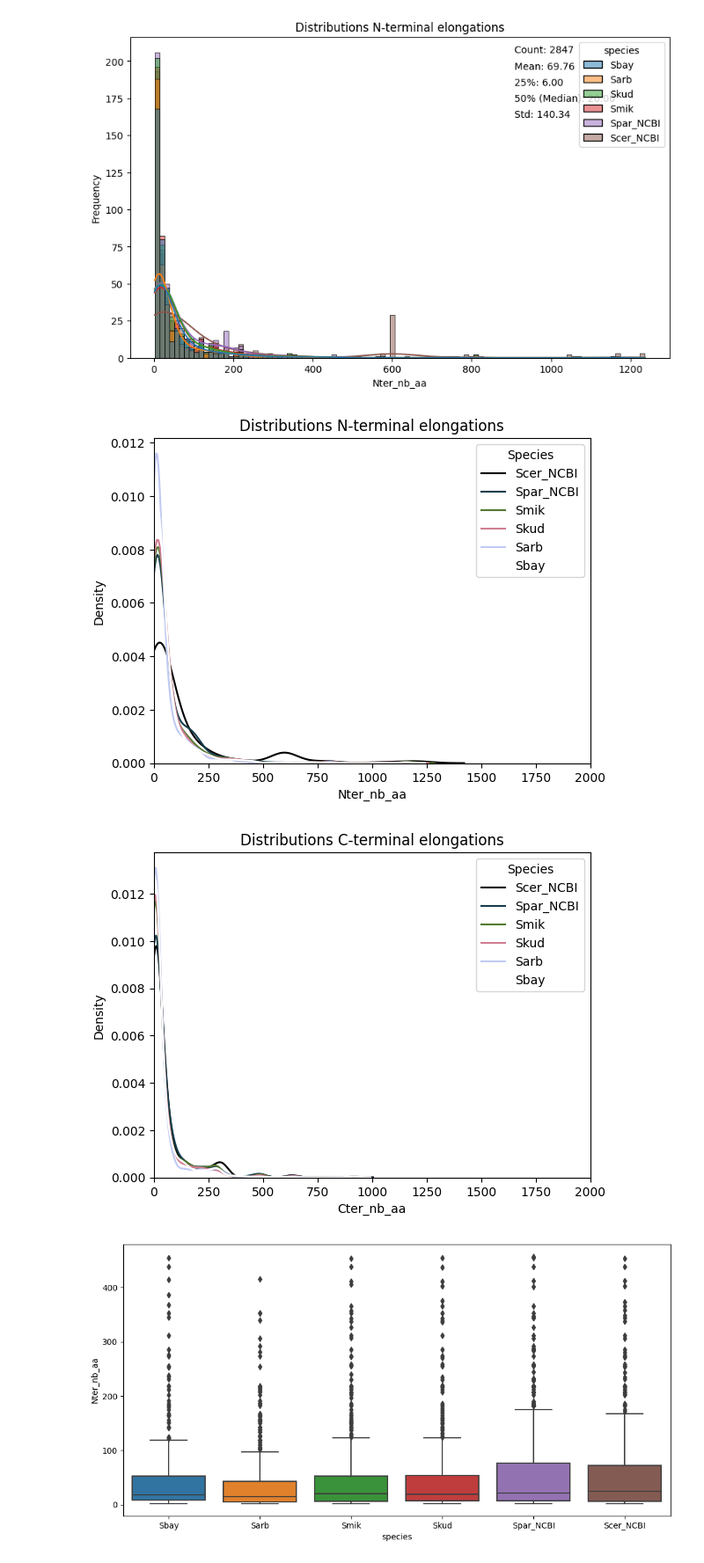
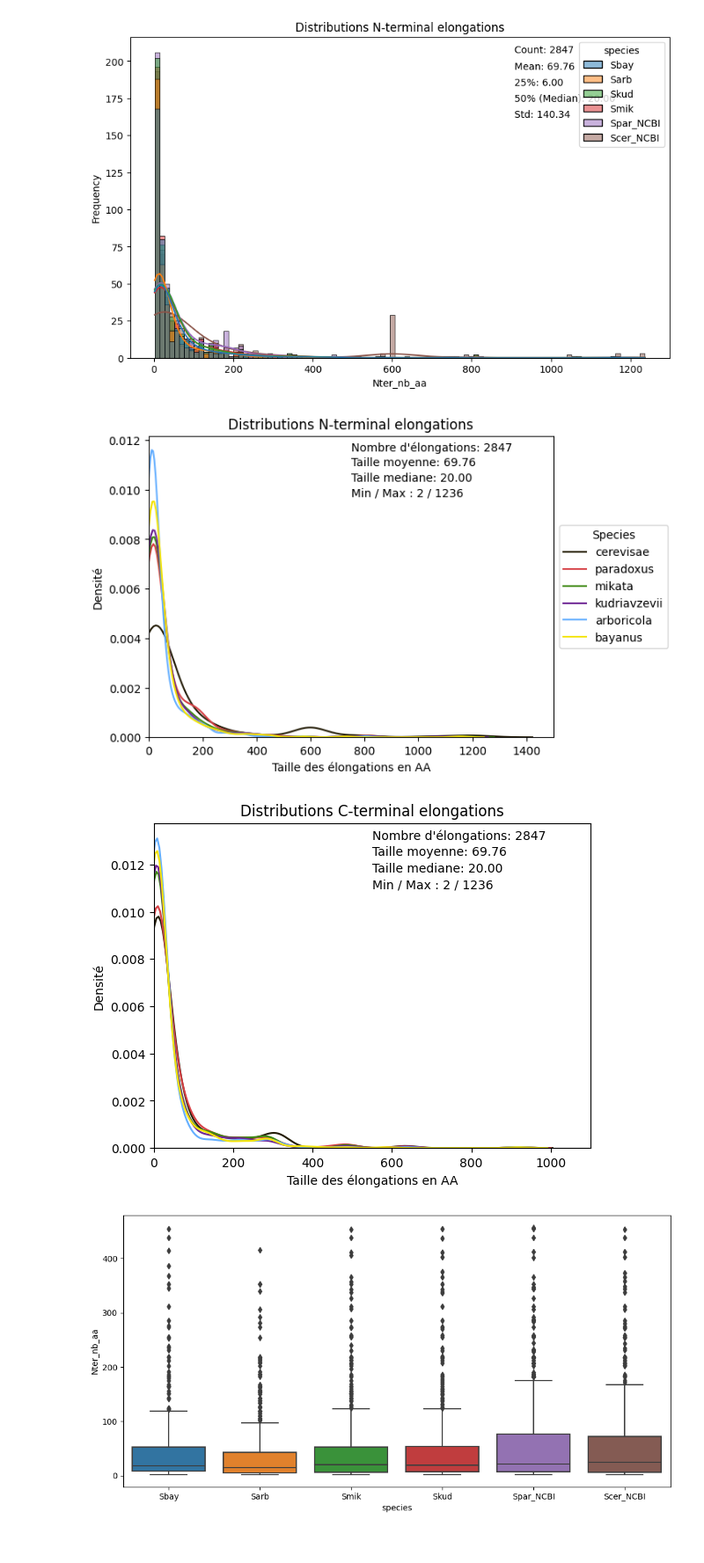
Before and after one commit to Sherman-1/Elongates, a Jupyter notebook: plots.ipynb, the cells around one changed output. Shown at 88% size. Saved outputs shown, nothing was run; the diff lists cells and outputs as text; code cells hidden in the pictures.

```diff
--- a/plots.ipynb
+++ b/plots.ipynb
@@ -356,37 +356,86 @@ plt.show()
 # %%
 import matplotlib.colors as mcolors
 
 
-cmap = plt.get_cmap('cubehelix', len(species_order))
+cmap = plt.get_cmap('Paired', len(species_order))
 colors = [cmap(i) for i in range(cmap.N)]
 color_map = dict(zip(["Scer_NCBI","Spar_NCBI","Smik", "Skud","Sarb","Sbay"], colors))
+
+color_map = {
+    "Scer_NCBI": "#231C07",  # Just an example color
+    "Spar_NCBI": "#D64045",
+    "Smik": "#3E8914",
+    "Skud": "#6E2594",
+    "Sarb": "#65AFFF",
+    "Sbay": "#F4E409"
+}
+
+good_names = {"Scer_NCBI" : "cerevisae", "Spar_NCBI" : "paradoxus", "Smik" : "mikata", "Skud" : "kudriavzevii", "Sarb" : "arboricola", "Sbay" : "bayanus"}
+
+desc_nter = data_nter['Nter_nb_aa'].describe()
+desc_nter = data_nter['Nter_nb_aa'].describe()
+
 
 # Generate KDE plot for each species
 for species in ["Scer_NCBI","Spar_NCBI","Smik", "Skud","Sarb","Sbay"]:
     species_data = data_nter[data_nter["species"] == species]
-    sns.kdeplot(x=species_data['Nter_nb_aa'], label=species, color=color_map[species])
+    sns.kdeplot(x=species_data['Nter_nb_aa'], label=good_names[species], color=color_map[species])
 
 # Set the range of x-axis
-plt.xlim(0,2000)
+plt.xlim(0,1500)
 plt.title('Distributions N-terminal elongations')
-plt.ylabel('Density')
-plt.legend(title='Species')
+plt.ylabel('Densité')
+plt.xlabel("Taille des élongations en AA")
+
+
+y_max = plt.gca().get_ylim()[1]
+y_pos = y_max - 0.05 * y_max
+
+delta_y = 0.05 * y_max
+x_pos = plt.gca().get_xlim()[1] * 0.5
+
+plt.text(x_pos, y_pos, f"Nombre d'élongations: {desc_nter['count']:.0f}", fontsize=10)
+y_pos -= delta_y
+plt.text(x_pos, y_pos, f"Taille moyenne: {desc_nter['mean']:.2f}", fontsize=10)
+y_pos -= delta_y
+plt.text(x_pos, y_pos, f"Taille mediane: {desc_nter['50%']:.2f}", fontsize=10)
+y_pos -= delta_y
+plt.text(x_pos, y_pos, f"Min / Max : {int(desc_nter['min'])} / {int(desc_nter['max'])}", fontsize=10)
+
+
+plt.legend(title='Species', loc='center left', bbox_to_anchor=(1, 0.5))
 plt.show()
 
 # Generate KDE plot for each species
 for species in ["Scer_NCBI","Spar_NCBI","Smik", "Skud","Sarb","Sbay"]:
     species_data = data_cter[data_cter["species"] == species]
-    sns.kdeplot(x=species_data['Cter_nb_aa'], label=species, color=color_map[species])
+    sns.kdeplot(x=species_data['Cter_nb_aa'], color=color_map[species])
 
 # Set the range of x-axis
-plt.xlim(0,2000)
+plt.xlim(0,1100)
 plt.title('Distributions C-terminal elongations')
-plt.ylabel('Density')
-plt.legend(title='Species')
+plt.ylabel('Densité')
+plt.xlabel("Taille des élongations en AA")
+
+
+y_max = plt.gca().get_ylim()[1]
+y_pos = y_max - 0.05 * y_max
+
+delta_y = 0.05 * y_max
+x_pos = plt.gca().get_xlim()[1] * 0.5
+
+plt.text(x_pos, y_pos, f"Nombre d'élongations: {desc_cter['count']:.0f}", fontsize=10)
+y_pos -= delta_y
+plt.text(x_pos, y_pos, f"Taille moyenne: {desc_cter['mean']:.2f}", fontsize=10)
+y_pos -= delta_y
+plt.text(x_pos, y_pos, f"Taille mediane: {desc_cter['50%']:.2f}", fontsize=10)
+y_pos -= delta_y
+plt.text(x_pos, y_pos, f"Min / Max : {int(desc_cter['min'])} / {int(desc_cter['max'])}", fontsize=10)
+
 plt.show()
 # %% [output]
-[figure, old version]
+[figure, new version]
-[figure, old version]
+[figure, new version]
 # %%
 plt.figure(figsize=(12, 6))
 sns.boxplot(x='species', y='Nter_nb_aa', data=data_nter, order=species_order)
```
